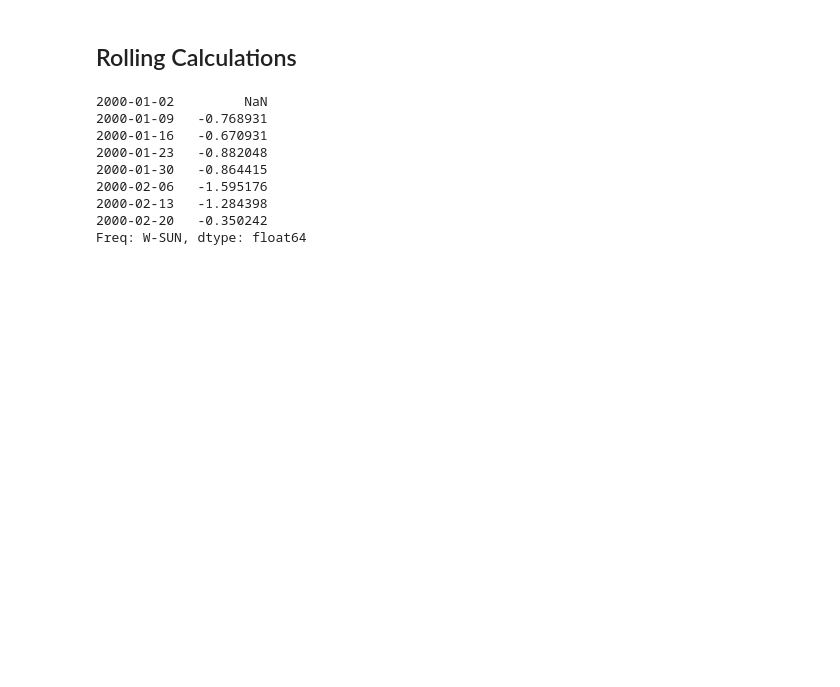
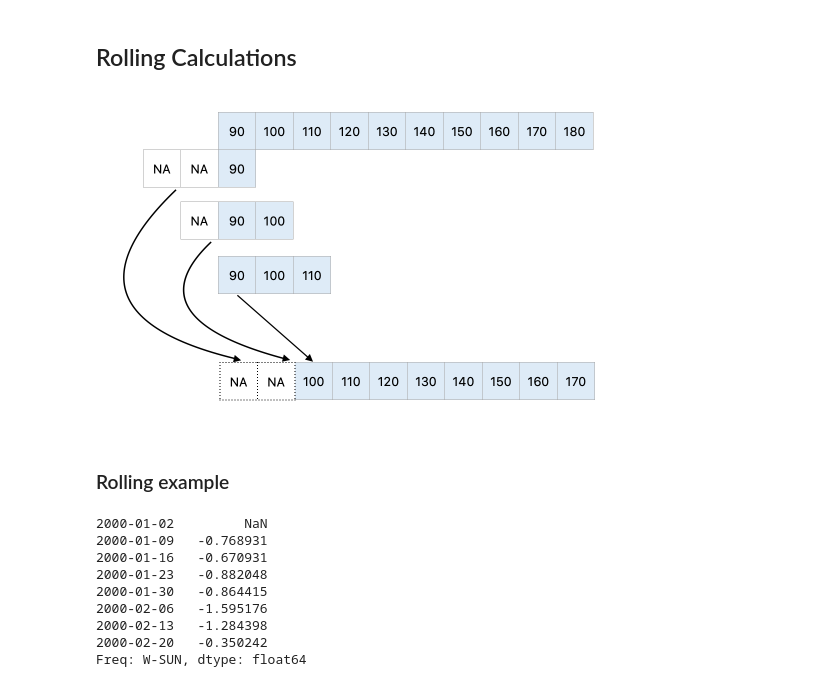
Before and after one commit to dgerlanc/programming-with-data, a Jupyter notebook: 04-time-series-slides.ipynb, the cells around one changed output. Cells and saved outputs as stored; diff of their text form; code cells hidden in the pictures; blank space fills up the shorter version.

```diff
--- a/04-time-series-slides.ipynb
+++ b/04-time-series-slides.ipynb
@@ -282,6 +301,12 @@ t_bill.reindex(sp5_weekly.index, method='ffill')
 Freq: W-SUN, dtype: float64
 # %% [markdown]
 ## Rolling Calculations
+# %%
+image('rolling.png')
+# %% [output]
+[figure, added]
+# %% [markdown]
+### Rolling example
 # %%
 roll = sp5_weekly.rolling(2)
 # %%
```
Also changed, not shown: parts of 11 cells of this notebook, 2 other files.
